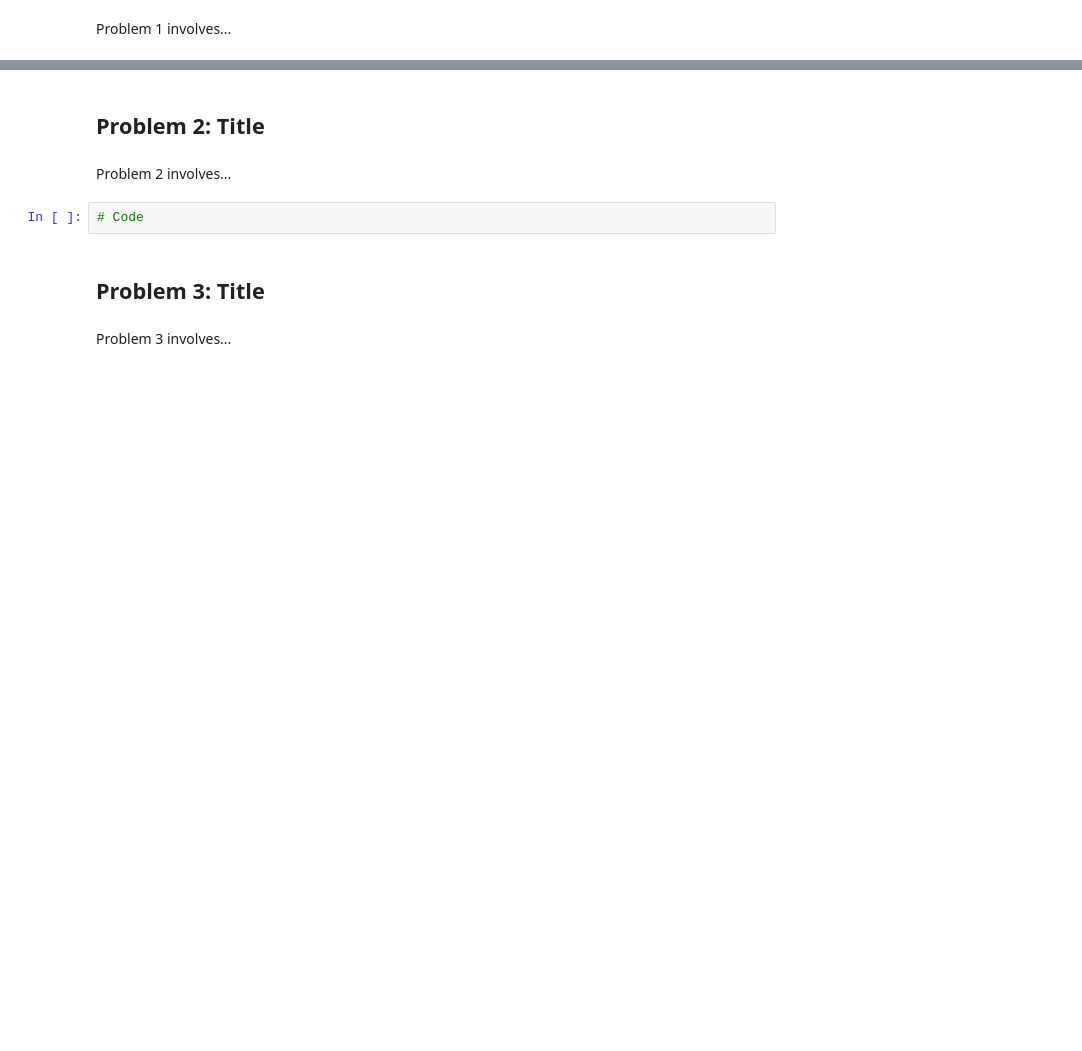
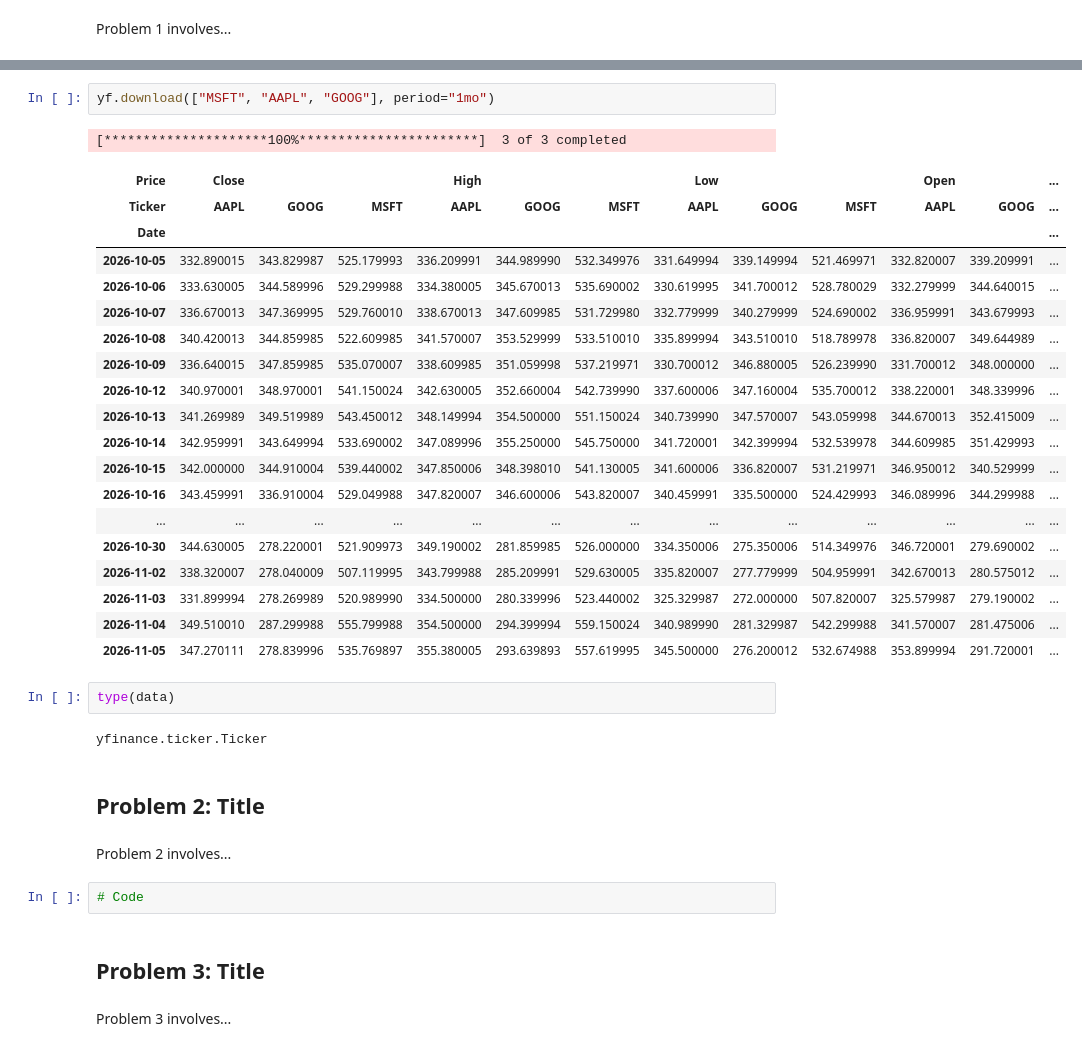
Before and after one commit to Martynas-Ramonas/computer-infrastructure, a Jupyter notebook: problems.ipynb, the cells around one changed output, grey strips where cells are left out. Drawn from its saved outputs; the diff is of its cells as text; blank space fills up the shorter version.

Commit message:
Some data

```diff
--- a/problems.ipynb
+++ b/problems.ipynb
@@ -17,3 +68,30 @@ Problem 1 involves...
+# %%
+yf.download(["MSFT", "AAPL", "GOOG"], period="1mo")
+# %% [output]
+[*********************100%***********************]  3 of 3 completed
+| Price | Close |  |  | High |  |  | Low |  |  | Open |  | ... |
+| Ticker | AAPL | GOOG | MSFT | AAPL | GOOG | MSFT | AAPL | GOOG | MSFT | AAPL | GOOG | ... |
+| Date |  |  |  |  |  |  |  |  |  |  |  | ... |
+| 2026-10-05 | 332.890015 | 343.829987 | 525.179993 | 336.209991 | 344.989990 | 532.349976 | 331.649994 | 339.149994 | 521.469971 | 332.820007 | 339.209991 | ... |
+| 2026-10-06 | 333.630005 | 344.589996 | 529.299988 | 334.380005 | 345.670013 | 535.690002 | 330.619995 | 341.700012 | 528.780029 | 332.279999 | 344.640015 | ... |
+| 2026-10-07 | 336.670013 | 347.369995 | 529.760010 | 338.670013 | 347.609985 | 531.729980 | 332.779999 | 340.279999 | 524.690002 | 336.959991 | 343.679993 | ... |
+| 2026-10-08 | 340.420013 | 344.859985 | 522.609985 | 341.570007 | 353.529999 | 533.510010 | 335.899994 | 343.510010 | 518.789978 | 336.820007 | 349.644989 | ... |
+| 2026-10-09 | 336.640015 | 347.859985 | 535.070007 | 338.609985 | 351.059998 | 537.219971 | 330.700012 | 346.880005 | 526.239990 | 331.700012 | 348.000000 | ... |
+| 2026-10-12 | 340.970001 | 348.970001 | 541.150024 | 342.630005 | 352.660004 | 542.739990 | 337.600006 | 347.160004 | 535.700012 | 338.220001 | 348.339996 | ... |
+| 2026-10-13 | 341.269989 | 349.519989 | 543.450012 | 348.149994 | 354.500000 | 551.150024 | 340.739990 | 347.570007 | 543.059998 | 344.670013 | 352.415009 | ... |
+| 2026-10-14 | 342.959991 | 343.649994 | 533.690002 | 347.089996 | 355.250000 | 545.750000 | 341.720001 | 342.399994 | 532.539978 | 344.609985 | 351.429993 | ... |
+| 2026-10-15 | 342.000000 | 344.910004 | 539.440002 | 347.850006 | 348.398010 | 541.130005 | 341.600006 | 336.820007 | 531.219971 | 346.950012 | 340.529999 | ... |
+| 2026-10-16 | 343.459991 | 336.910004 | 529.049988 | 347.820007 | 346.600006 | 543.820007 | 340.459991 | 335.500000 | 524.429993 | 346.089996 | 344.299988 | ... |
+| ... | ... | ... | ... | ... | ... | ... | ... | ... | ... | ... | ... | ... |
+| 2026-10-30 | 344.630005 | 278.220001 | 521.909973 | 349.190002 | 281.859985 | 526.000000 | 334.350006 | 275.350006 | 514.349976 | 346.720001 | 279.690002 | ... |
+| 2026-11-02 | 338.320007 | 278.040009 | 507.119995 | 343.799988 | 285.209991 | 529.630005 | 335.820007 | 277.779999 | 504.959991 | 342.670013 | 280.575012 | ... |
+| 2026-11-03 | 331.899994 | 278.269989 | 520.989990 | 334.500000 | 280.339996 | 523.440002 | 325.329987 | 272.000000 | 507.820007 | 325.579987 | 279.190002 | ... |
+| 2026-11-04 | 349.510010 | 287.299988 | 555.799988 | 354.500000 | 294.399994 | 559.150024 | 340.989990 | 281.329987 | 542.299988 | 341.570007 | 281.475006 | ... |
+| 2026-11-05 | 347.270111 | 278.839996 | 535.769897 | 355.380005 | 293.639893 | 557.619995 | 345.500000 | 276.200012 | 532.674988 | 353.899994 | 291.720001 | ... |
+# %%
+type(data)
+# %% [output]
+yfinance.ticker.Ticker
 # %% [markdown]
 ## Problem 2: Title
 # %% [markdown]
```
Also changed, not shown: parts of 6 cells of this notebook.
